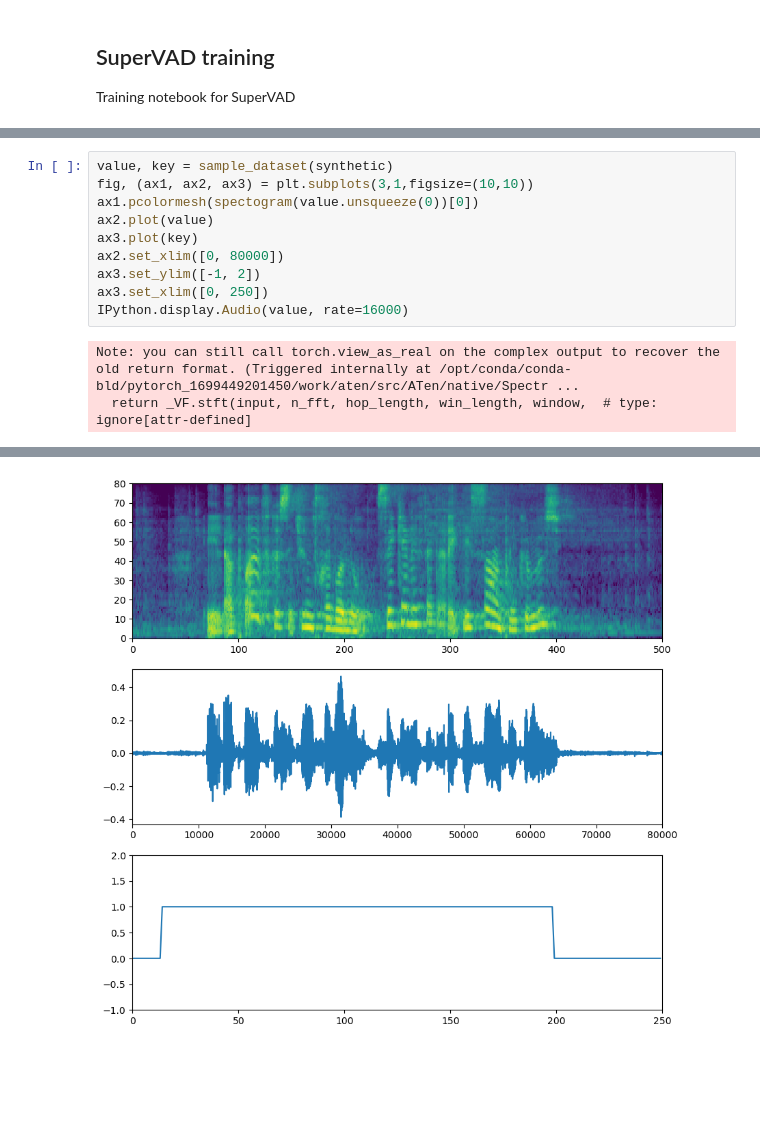
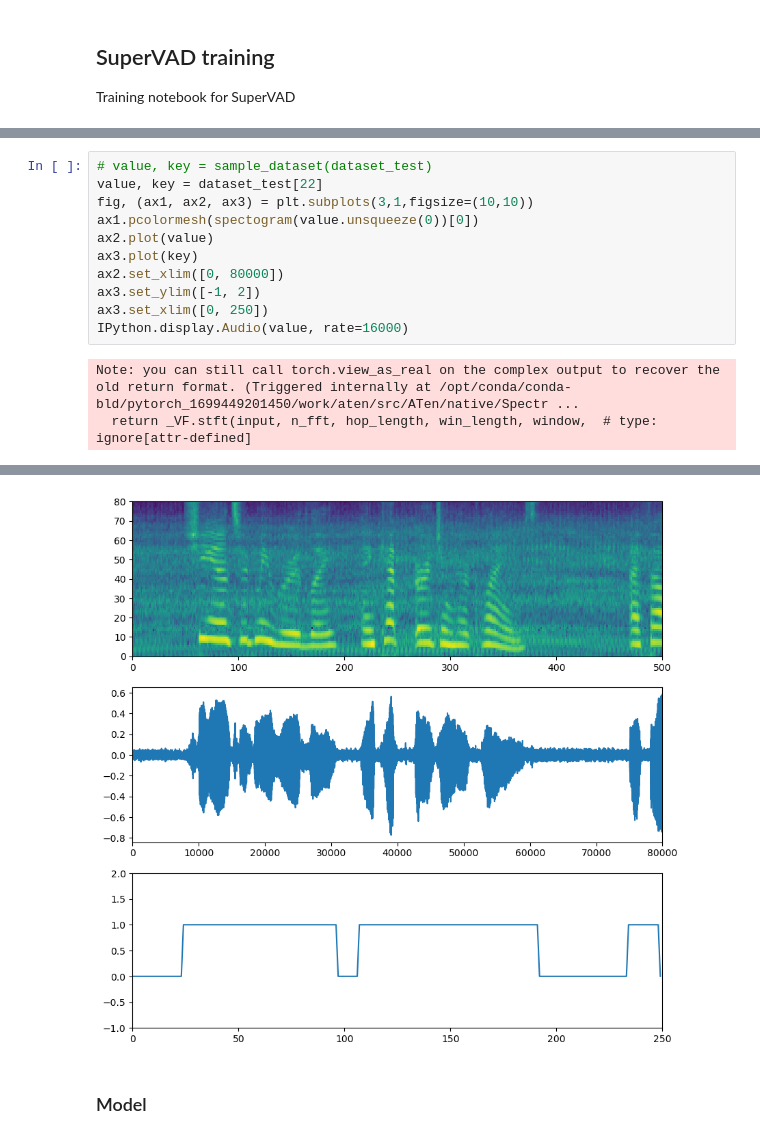
Before and after one commit to ex3ndr/supervad, a Jupyter notebook: train.ipynb, the cells around one changed output, grey strips where cells are left out. Cells and saved outputs as stored; diff of their text form; blank space fills up the shorter version.

```diff
--- a/train.ipynb
+++ b/train.ipynb
@@ -69,16 +106,19 @@ FileNotFoundError: [Errno 2] No such file or directory: './datasets/supervad-1/v
 # %%
-value, key = sample_dataset(synthetic)
+# value, key = sample_dataset(dataset_test)
+value, key = dataset_test[22]
 fig, (ax1, ax2, ax3) = plt.subplots(3,1,figsize=(10,10))
 ax1.pcolormesh(spectogram(value.unsqueeze(0))[0])
 ax2.plot(value)
 ax3.plot(key)
 ax2.set_xlim([0, 80000])
 ax3.set_ylim([-1, 2])
 ax3.set_xlim([0, 250])
 IPython.display.Audio(value, rate=16000)
 # %% [output]
 Note: you can still call torch.view_as_real on the complex output to recover the old return format. (Triggered internally at /opt/conda/conda-bld/pytorch_1699449201450/work/aten/src/ATen/native/Spectr ...
   return _VF.stft(input, n_fft, hop_length, win_length, window,  # type: ignore[attr-defined]
 [interactive output not drawn]
-[figure, old version]
+[figure, new version]
+# %% [markdown]
+### Model
 # %%
```
Also changed, not shown: parts of 23 cells of this notebook, 5 other files.
